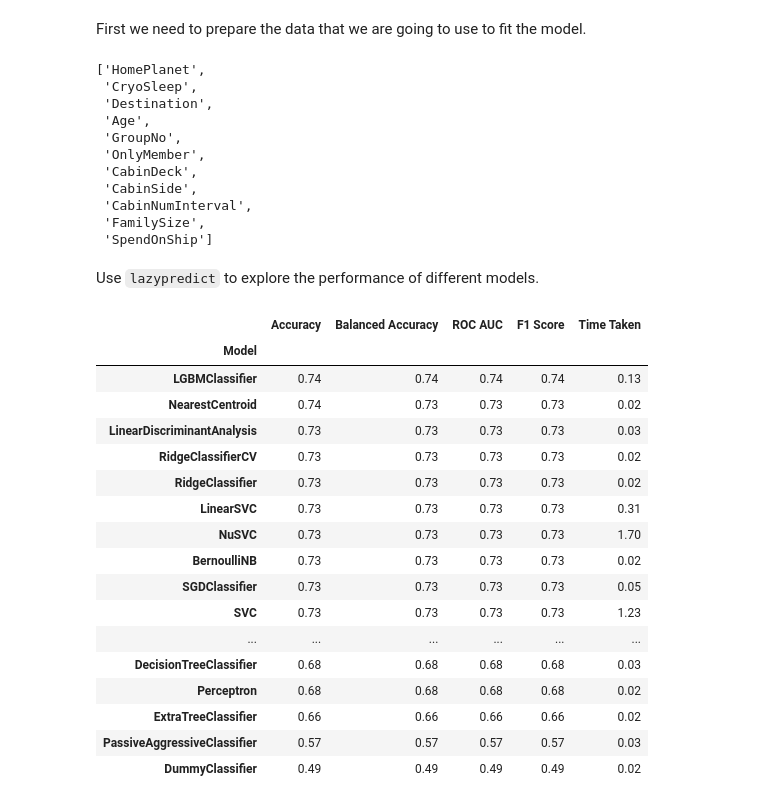
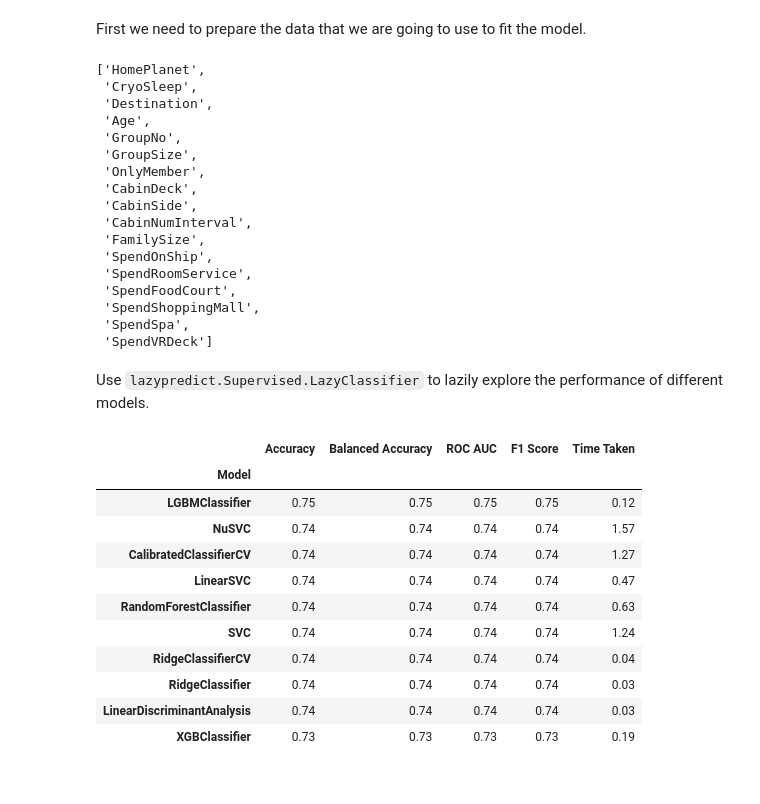
Before and after one commit to yulun-cd/space-titanic, a Jupyter notebook: space-titanic.ipynb, the cells around one changed output. Drawn from its saved outputs; the diff is of its cells as text; code cells hidden in the pictures.

```diff
--- a/space-titanic.ipynb
+++ b/space-titanic.ipynb
@@ -86,7 +89,7 @@ Features that can be extracted from the given data:
 num_cols = ['Age', 'RoomService', 'FoodCourt', 'ShoppingMall', 'Spa', 'VRDeck']
 
 # visualise the relationship between the numerical features and the target
-fig, axs = plt.subplots(3, 2, figsize=(10,15))
+fig, axs = plt.subplots(3, 2, figsize=(8,12))
 
 for i, col in enumerate(num_cols):
     ax = axs[i//2][i%2]
@@ -561,7 +548,10 @@ dtype: int64
 The proposed approach is to use median of each column to impute missing values for numerical feature, and to use mode for categorical feature.
 # %%
 # use median to impute missing values for numerical data (can also use SimpleImputer in skilearn module)
-num_cols = ['Age', 'FamilySize']
-for col in num_cols:
+na_num_cols = ['Age', 'RoomService', 'FoodCourt', 'ShoppingMall', 'Spa', 'VRDeck', 'FamilySize']
+for col in na_num_cols:
+    print(f"All {col} in training set being set to {df_train[col].median()}")
     df_train[col].fillna(df_train[col].median(), inplace=True)
+
+    print(f"All {col} in test set being set to {df_test[col].median()}")
     df_test[col].fillna(df_test[col].median(), inplace=True)
@@ -568,6 +573,9 @@ for col in num_cols:
 # %%
 # use mode to impute missing values for categorical features
-cat_cols = ['HomePlanet', 'CryoSleep', 'Destination', 'CabinDeck', 'CabinSide', 'CabinNumInterval']
-for col in cat_cols:
+na_cat_cols = ['HomePlanet', 'CryoSleep', 'Destination', 'CabinDeck', 'CabinSide', 'CabinNumInterval']
+for col in na_cat_cols:
+    print(f"All {col} in training set being set to {df_train[col].mode()[0]}")
     df_train[col].fillna(df_train[col].mode()[0], inplace=True)
+
+    print(f"All {col} in test set being set to {df_test[col].mode()[0]}")
     df_test[col].fillna(df_test[col].mode()[0], inplace=True)
@@ -640,0 +694,11 @@ There is now no missing value and the data types are all correct.
+# %%
+plt.figure(figsize=(6, 15))
+
+for i, col in enumerate(num_cols[1:]):
+    df_train['Spend'+col] = df_train[col] > 0
+    df_test['Spend'+col] = df_test[col] > 0
+
+    plt.subplot(5,1,i+1)
+    sns.countplot(data=df_train, x='Spend'+col, hue='Transported')
+
+plt.show()
@@ -769,12 +844,18 @@ features
  'Destination',
  'Age',
  'GroupNo',
+ 'GroupSize',
  'OnlyMember',
  'CabinDeck',
  'CabinSide',
  'CabinNumInterval',
  'FamilySize',
- 'SpendOnShip']
+ 'SpendOnShip',
+ 'SpendRoomService',
+ 'SpendFoodCourt',
+ 'SpendShoppingMall',
+ 'SpendSpa',
+ 'SpendVRDeck']
 # %%
 # prepare data
 X = df_train[features].values
@@ -783,5 +864,5 @@ y = df_train['Transported'].values
 # split train data and test data for the model selection
 X_train, X_test, y_train, y_test = train_test_split(X, y, random_state=2022, test_size=0.25)
 # %% [markdown]
-Use `lazypredict` to explore the performance of different models.
+Use `lazypredict.Supervised.LazyClassifier` to lazily explore the performance of different models.
 # %%
@@ -790,23 +870,17 @@ lazy_clf = LazyClassifier(random_state=2022, ignore_warnings=True, verbose=0)
 
 lazy_model, lazy_prd = lazy_clf.fit(X_train, X_test, y_train, y_test)
 # %%
-lazy_model
+lazy_model[:10]
 # %% [output]
 |  | Accuracy | Balanced Accuracy | ROC AUC | F1 Score | Time Taken |
 | Model |  |  |  |  |  |
-| LGBMClassifier | 0.74 | 0.74 | 0.74 | 0.74 | 0.13 |
-| NearestCentroid | 0.74 | 0.73 | 0.73 | 0.73 | 0.02 |
-| LinearDiscriminantAnalysis | 0.73 | 0.73 | 0.73 | 0.73 | 0.03 |
-| RidgeClassifierCV | 0.73 | 0.73 | 0.73 | 0.73 | 0.02 |
-| RidgeClassifier | 0.73 | 0.73 | 0.73 | 0.73 | 0.02 |
-| LinearSVC | 0.73 | 0.73 | 0.73 | 0.73 | 0.31 |
-| NuSVC | 0.73 | 0.73 | 0.73 | 0.73 | 1.70 |
-| BernoulliNB | 0.73 | 0.73 | 0.73 | 0.73 | 0.02 |
-| SGDClassifier | 0.73 | 0.73 | 0.73 | 0.73 | 0.05 |
-| SVC | 0.73 | 0.73 | 0.73 | 0.73 | 1.23 |
-| ... | ... | ... | ... | ... | ... |
-| DecisionTreeClassifier | 0.68 | 0.68 | 0.68 | 0.68 | 0.03 |
-| Perceptron | 0.68 | 0.68 | 0.68 | 0.68 | 0.02 |
-| ExtraTreeClassifier | 0.66 | 0.66 | 0.66 | 0.66 | 0.02 |
-| PassiveAggressiveClassifier | 0.57 | 0.57 | 0.57 | 0.57 | 0.03 |
-| DummyClassifier | 0.49 | 0.49 | 0.49 | 0.49 | 0.02 |
+| LGBMClassifier | 0.75 | 0.75 | 0.75 | 0.75 | 0.12 |
+| NuSVC | 0.74 | 0.74 | 0.74 | 0.74 | 1.57 |
+| CalibratedClassifierCV | 0.74 | 0.74 | 0.74 | 0.74 | 1.27 |
+| LinearSVC | 0.74 | 0.74 | 0.74 | 0.74 | 0.47 |
+| RandomForestClassifier | 0.74 | 0.74 | 0.74 | 0.74 | 0.63 |
+| SVC | 0.74 | 0.74 | 0.74 | 0.74 | 1.24 |
+| RidgeClassifierCV | 0.74 | 0.74 | 0.74 | 0.74 | 0.04 |
+| RidgeClassifier | 0.74 | 0.74 | 0.74 | 0.74 | 0.03 |
+| LinearDiscriminantAnalysis | 0.74 | 0.74 | 0.74 | 0.74 | 0.03 |
+| XGBClassifier | 0.73 | 0.73 | 0.73 | 0.73 | 0.19 |
```
Also changed, not shown: parts of 64 cells of this notebook.
